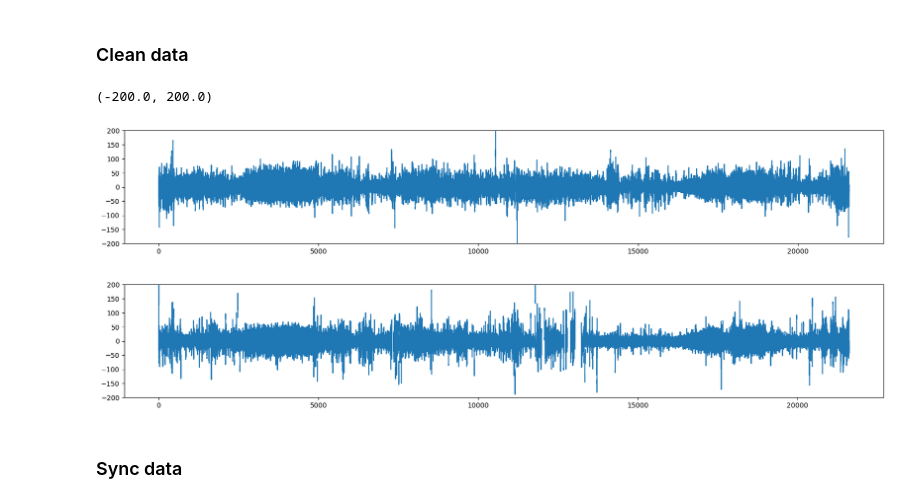
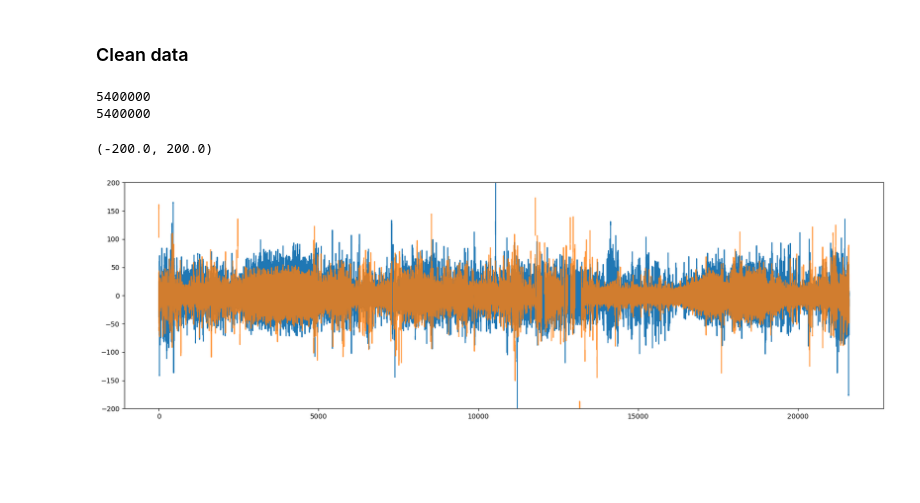
Before and after one commit to iduntech/idn-sync-data, a Jupyter notebook: sync_data.ipynb, the cells around one changed output. Saved outputs shown, nothing was run; the diff lists cells and outputs as text; code cells hidden in the pictures; blank space fills up the shorter version.

```diff
--- a/sync_data.ipynb
+++ b/sync_data.ipynb
@@ -93,19 +115,32 @@ prodigy_cleaned_data = np.where(prodigy_labels == 1, np.nan, prodigy_filtered_da
 
 idun_labels, idun_epoch_freq_powers = calculate_bad_epochs(idun_filtered_data, sfreq = BASE_SAMPLE_RATE, outlier_threshold = 3, epoch_length = BASE_SAMPLE_RATE)
 idun_cleaned_data = np.where(idun_labels == 1, np.nan, idun_filtered_data)
+
+# Find which one is longer and how much longer
+if len(prodigy_cleaned_data) > len(idun_cleaned_data):
+    longer_len = len(prodigy_cleaned_data)
+    shorter_len = len(idun_cleaned_data)
+    diff = int(longer_len - shorter_len)
+    prodigy_cleaned_data = prodigy_cleaned_data[int(diff/2):int(-diff/2)]
+else:
+    longer_len = len(idun_cleaned_data)
+    shorter_len = len(prodigy_cleaned_data)
+    diff = int(longer_len - shorter_len)
+    idun_cleaned_data = idun_cleaned_data[int(diff/2):int(-diff/2)]
+
+same_times = np.linspace(0, len(idun_cleaned_data)/BASE_SAMPLE_RATE, len(idun_cleaned_data))
 # %%
-plt.figure(figsize=(20, 3))
+plt.figure(figsize=(20, 6))
 # make 0s 1s and 1s 0s in prodigy_labels
-plt.plot(resampled_times, prodigy_cleaned_data)
+plt.plot(same_times, prodigy_cleaned_data)
 plt.ylim(-200, 200)
-
-plt.figure(figsize=(20, 3))
+print(len(prodigy_cleaned_data))
 # make 0s 1s and 1s 0s in prodigy_labels
-plt.plot(idun_time_stamps, idun_cleaned_data)
+plt.plot(same_times, 0.8*idun_cleaned_data, alpha = 0.8)
+print(len(idun_cleaned_data))
 plt.ylim(-200, 200)
 # %% [output]
-(-200.0, 200.0)
+5400000
+5400000
+(-200.0, 200.0)
-[figure, old version]
+[figure, new version]
-[figure, removed]
-# %% [markdown]
-### Sync data
```
Also changed, not shown: parts of 8 cells of this notebook, 1 other file.
